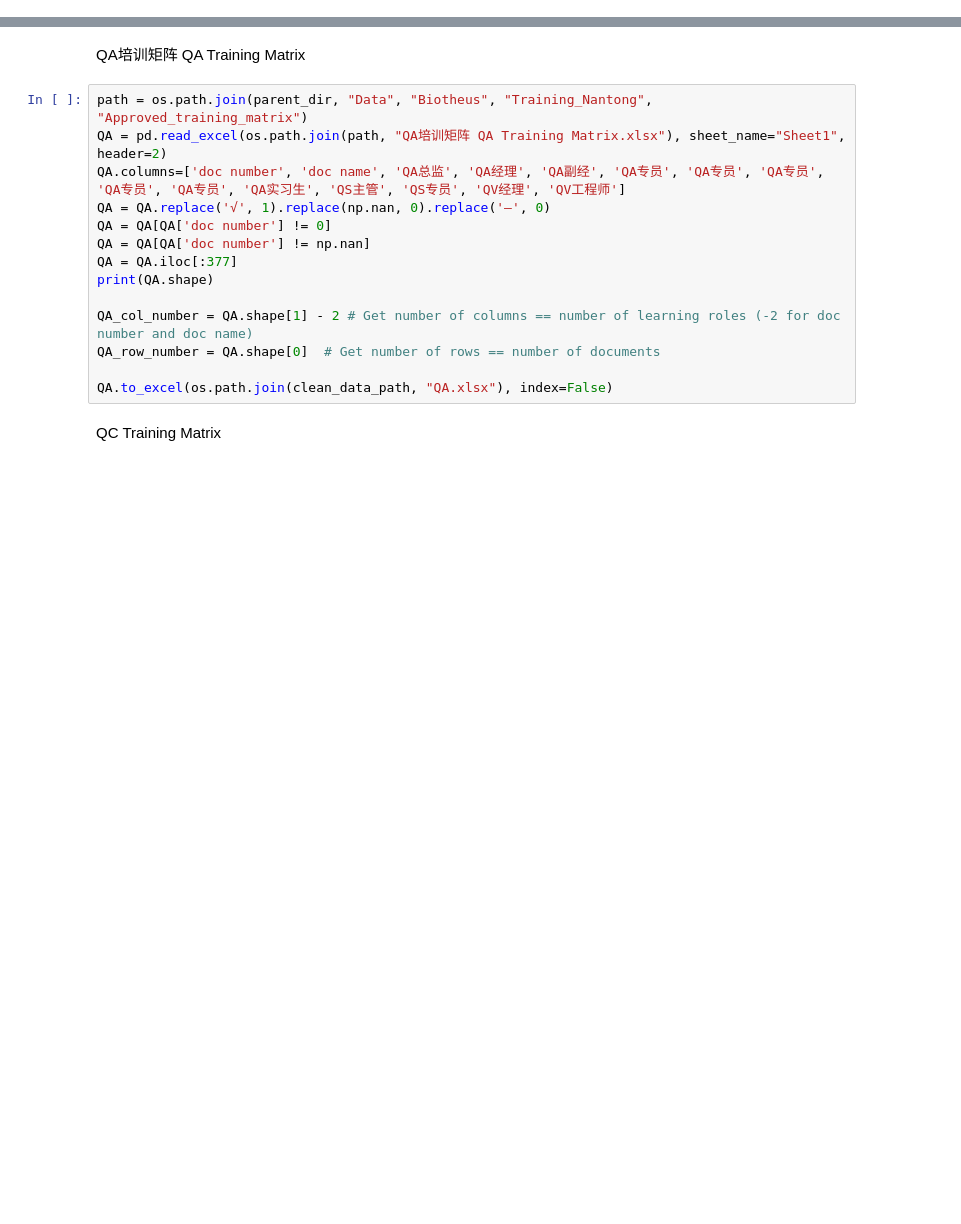
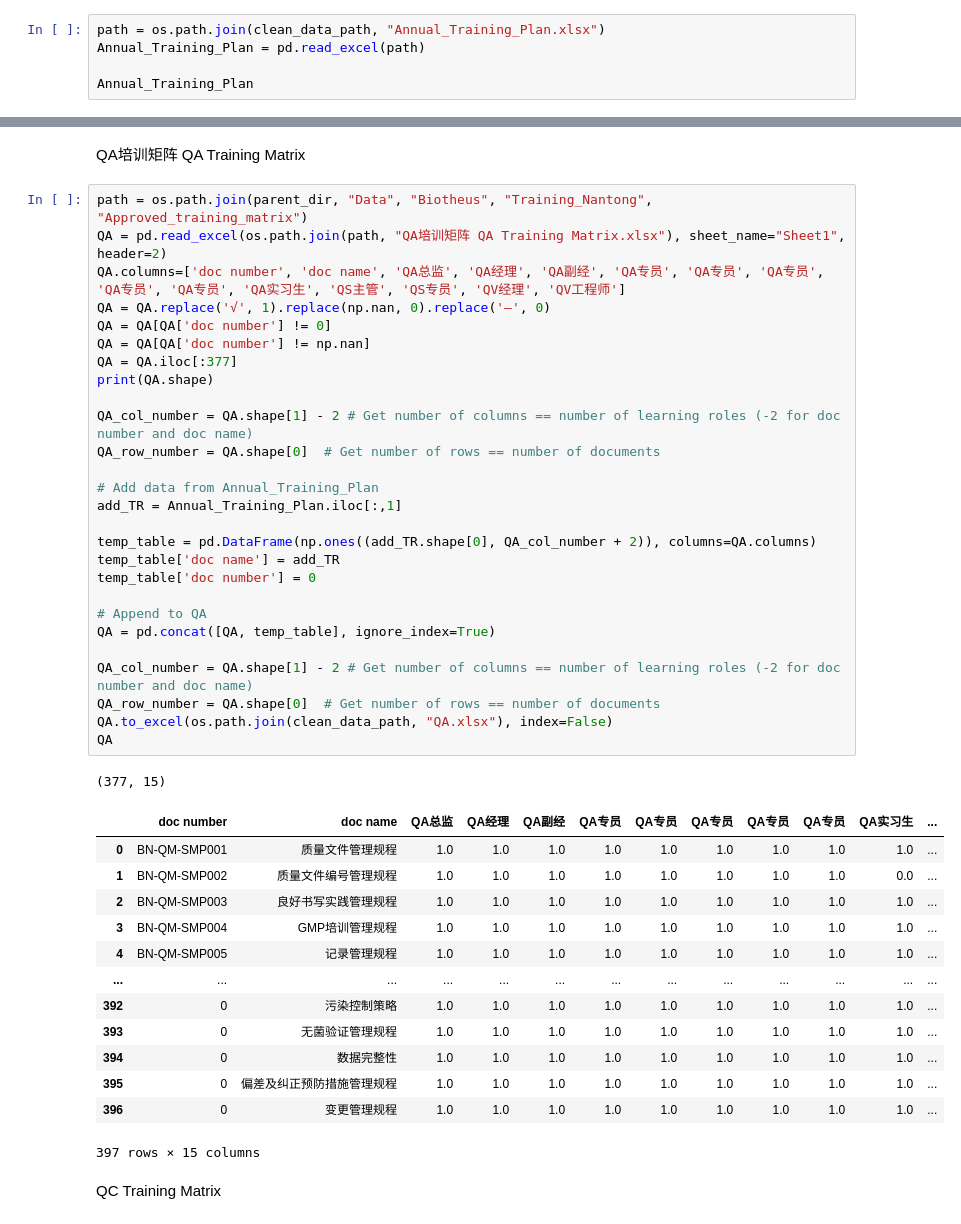
Before and after one commit to taha-parsayan/DAQUMA_project_1, a Jupyter notebook: Code/data_cleaning.ipynb, the cells around one changed output, grey strips where cells are left out. Cells and saved outputs as stored; diff of their text form; blank space fills up the shorter version.

```diff
--- a/Code/data_cleaning.ipynb
+++ b/Code/data_cleaning.ipynb
@@ -24,0 +28,5 @@ clean_data_path = os.path.join(parent_dir, "Data", "Clean_data", "Biotheus", "Tr
+# %%
+path = os.path.join(clean_data_path, "Annual_Training_Plan.xlsx")
+Annual_Training_Plan = pd.read_excel(path)
+
+Annual_Training_Plan
@@ -189,17 +490,45 @@ QA培训矩阵 QA Training Matrix
 # %%
 path = os.path.join(parent_dir, "Data", "Biotheus", "Training_Nantong", "Approved_training_matrix")
 QA = pd.read_excel(os.path.join(path, "QA培训矩阵 QA Training Matrix.xlsx"), sheet_name="Sheet1", header=2)
 QA.columns=['doc number', 'doc name', 'QA总监', 'QA经理', 'QA副经', 'QA专员', 'QA专员', 'QA专员', 'QA专员', 'QA专员', 'QA实习生', 'QS主管', 'QS专员', 'QV经理', 'QV工程师']
 QA = QA.replace('√', 1).replace(np.nan, 0).replace('—', 0)
 QA = QA[QA['doc number'] != 0]
 QA = QA[QA['doc number'] != np.nan]
 QA = QA.iloc[:377]
 print(QA.shape)
 
 QA_col_number = QA.shape[1] - 2 # Get number of columns == number of learning roles (-2 for doc number and doc name)
 QA_row_number = QA.shape[0]  # Get number of rows == number of documents
 
+# Add data from Annual_Training_Plan
+add_TR = Annual_Training_Plan.iloc[:,1]
+
+temp_table = pd.DataFrame(np.ones((add_TR.shape[0], QA_col_number + 2)), columns=QA.columns)
+temp_table['doc name'] = add_TR
+temp_table['doc number'] = 0
+
+# Append to QA
+QA = pd.concat([QA, temp_table], ignore_index=True)
+
+QA_col_number = QA.shape[1] - 2 # Get number of columns == number of learning roles (-2 for doc number and doc name)
+QA_row_number = QA.shape[0]  # Get number of rows == number of documents
 QA.to_excel(os.path.join(clean_data_path, "QA.xlsx"), index=False)
+QA
+# %% [output]
+(377, 15)
+|  | doc number | doc name | QA总监 | QA经理 | QA副经 | QA专员 | QA专员 | QA专员 | QA专员 | QA专员 | QA实习生 | ... |
+| 0 | BN-QM-SMP001 | 质量文件管理规程 | 1.0 | 1.0 | 1.0 | 1.0 | 1.0 | 1.0 | 1.0 | 1.0 | 1.0 | ... |
+| 1 | BN-QM-SMP002 | 质量文件编号管理规程 | 1.0 | 1.0 | 1.0 | 1.0 | 1.0 | 1.0 | 1.0 | 1.0 | 0.0 | ... |
+| 2 | BN-QM-SMP003 | 良好书写实践管理规程 | 1.0 | 1.0 | 1.0 | 1.0 | 1.0 | 1.0 | 1.0 | 1.0 | 1.0 | ... |
+| 3 | BN-QM-SMP004 | GMP培训管理规程 | 1.0 | 1.0 | 1.0 | 1.0 | 1.0 | 1.0 | 1.0 | 1.0 | 1.0 | ... |
+| 4 | BN-QM-SMP005 | 记录管理规程 | 1.0 | 1.0 | 1.0 | 1.0 | 1.0 | 1.0 | 1.0 | 1.0 | 1.0 | ... |
+| ... | ... | ... | ... | ... | ... | ... | ... | ... | ... | ... | ... | ... |
+| 392 | 0 | 污染控制策略 | 1.0 | 1.0 | 1.0 | 1.0 | 1.0 | 1.0 | 1.0 | 1.0 | 1.0 | ... |
+| 393 | 0 | 无菌验证管理规程 | 1.0 | 1.0 | 1.0 | 1.0 | 1.0 | 1.0 | 1.0 | 1.0 | 1.0 | ... |
+| 394 | 0 | 数据完整性 | 1.0 | 1.0 | 1.0 | 1.0 | 1.0 | 1.0 | 1.0 | 1.0 | 1.0 | ... |
+| 395 | 0 | 偏差及纠正预防措施管理规程 | 1.0 | 1.0 | 1.0 | 1.0 | 1.0 | 1.0 | 1.0 | 1.0 | 1.0 | ... |
+| 396 | 0 | 变更管理规程 | 1.0 | 1.0 | 1.0 | 1.0 | 1.0 | 1.0 | 1.0 | 1.0 | 1.0 | ... |
+397 rows × 15 columns
 # %% [markdown]
 QC Training Matrix
 # %%
```
Also changed, not shown: parts of 21 cells of this notebook, 1 other file.
